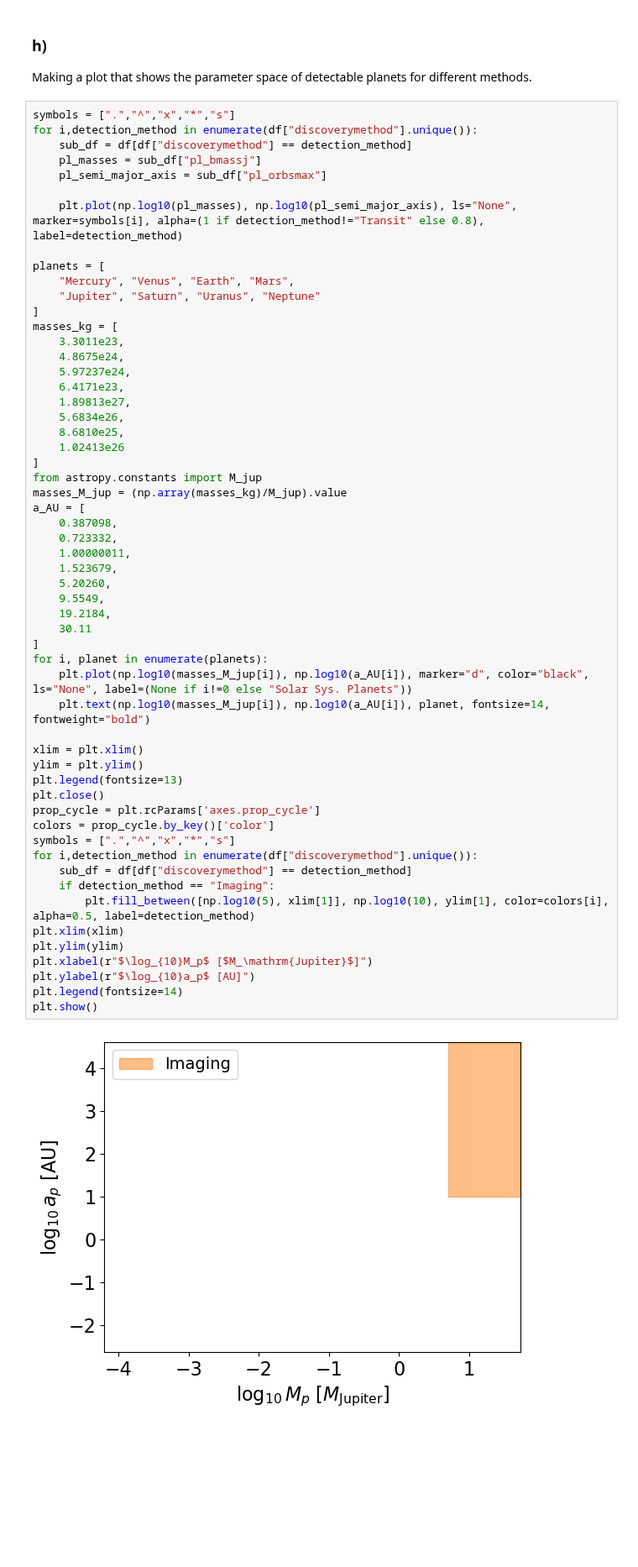
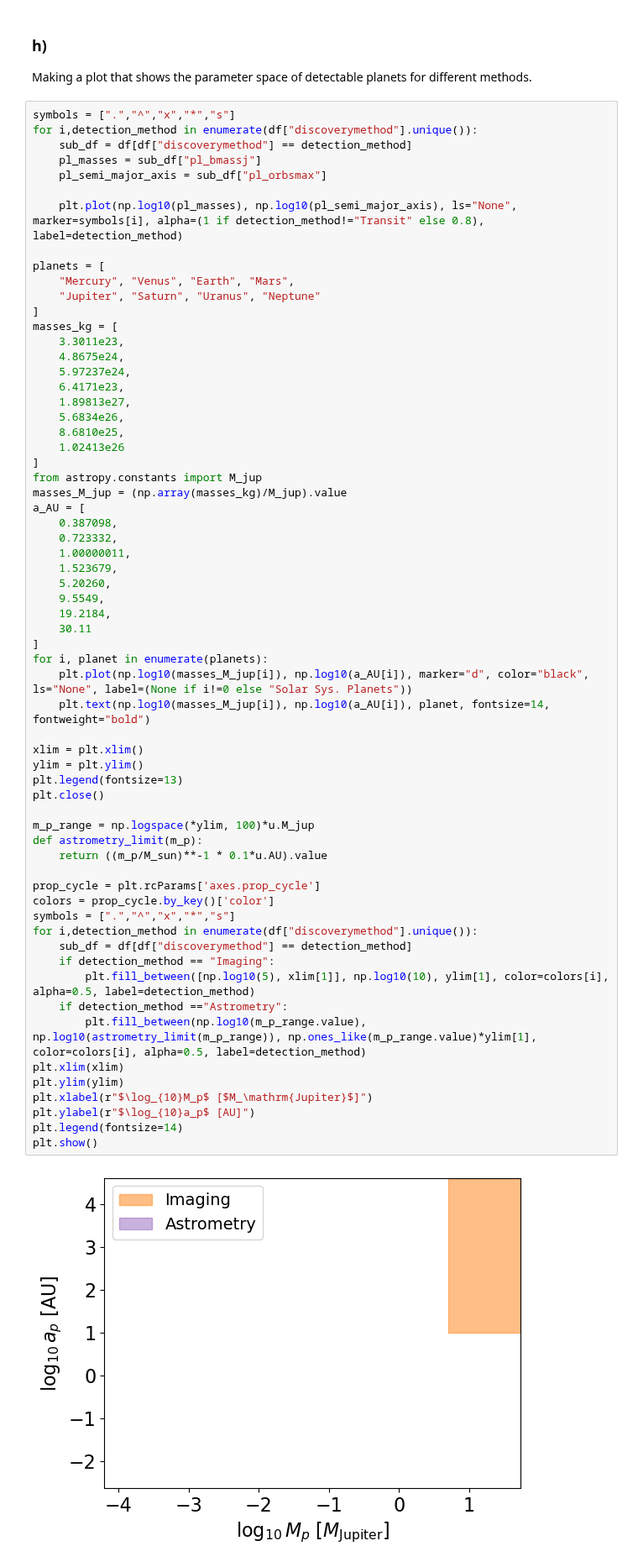
Before and after one commit to oliviergilbertastro/UMich, a Jupyter notebook: ASTRO530/hw6/hw6.ipynb, the cells around one changed output. Shown at 84% size. Saved outputs shown, nothing was run; the diff lists cells and outputs as text; blank space fills up the shorter version.

```diff
--- a/ASTRO530/hw6/hw6.ipynb
+++ b/ASTRO530/hw6/hw6.ipynb
@@ -199,31 +205,38 @@ a_AU = [
     0.723332,
     1.00000011,
     1.523679,
     5.20260,
     9.5549,
     19.2184,
     30.11
 ]
 for i, planet in enumerate(planets):
     plt.plot(np.log10(masses_M_jup[i]), np.log10(a_AU[i]), marker="d", color="black", ls="None", label=(None if i!=0 else "Solar Sys. Planets"))
     plt.text(np.log10(masses_M_jup[i]), np.log10(a_AU[i]), planet, fontsize=14, fontweight="bold")
 
 xlim = plt.xlim()
 ylim = plt.ylim()
 plt.legend(fontsize=13)
 plt.close()
+
+m_p_range = np.logspace(*ylim, 100)*u.M_jup
+def astrometry_limit(m_p):
+    return ((m_p/M_sun)**-1 * 0.1*u.AU).value
+
 prop_cycle = plt.rcParams['axes.prop_cycle']
 colors = prop_cycle.by_key()['color']
 symbols = [".","^","x","*","s"]
 for i,detection_method in enumerate(df["discoverymethod"].unique()):
     sub_df = df[df["discoverymethod"] == detection_method]
     if detection_method == "Imaging":
         plt.fill_between([np.log10(5), xlim[1]], np.log10(10), ylim[1], color=colors[i], alpha=0.5, label=detection_method)
+    if detection_method =="Astrometry":
+        plt.fill_between(np.log10(m_p_range.value), np.log10(astrometry_limit(m_p_range)), np.ones_like(m_p_range.value)*ylim[1], color=colors[i], alpha=0.5, label=detection_method)
 plt.xlim(xlim)
 plt.ylim(ylim)
 plt.xlabel(r"$\log_{10}M_p$ [$M_\mathrm{Jupiter}$]")
 plt.ylabel(r"$\log_{10}a_p$ [AU]")
 plt.legend(fontsize=14)
 plt.show()
 # %% [output]
-[figure, old version]
+[figure, new version]
```
Also changed, not shown: parts of 3 cells of this notebook.
